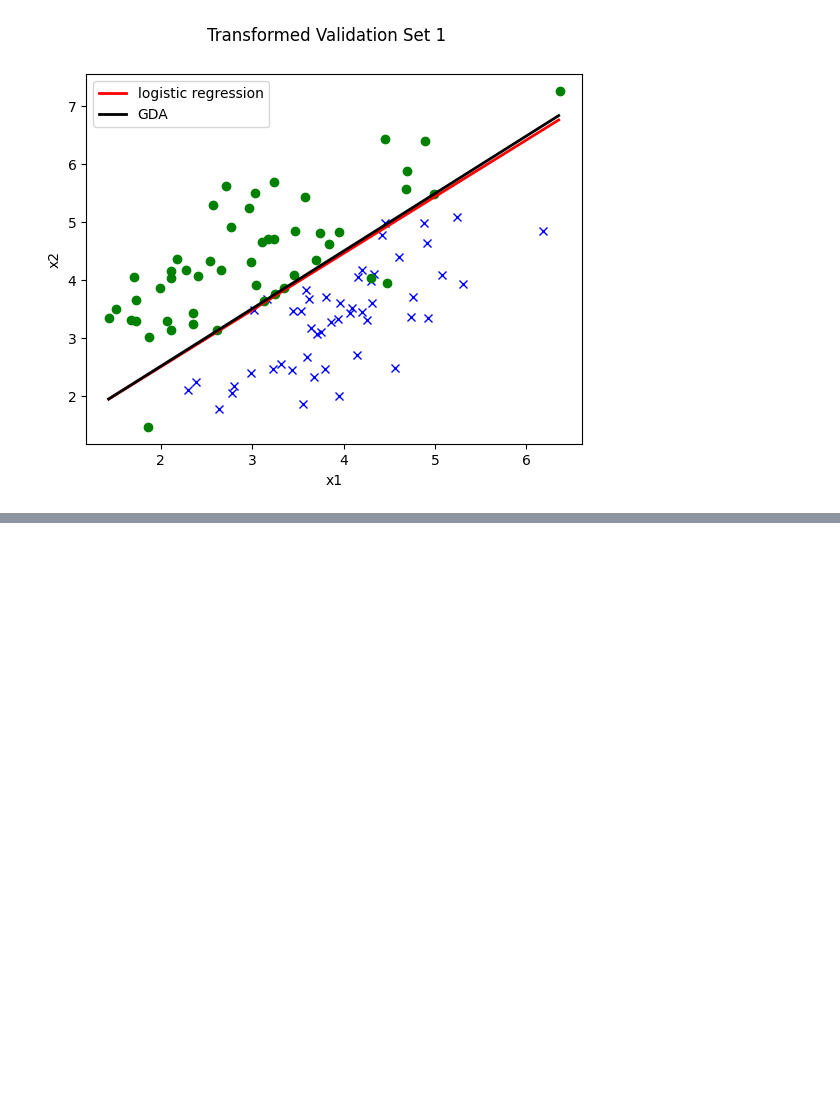
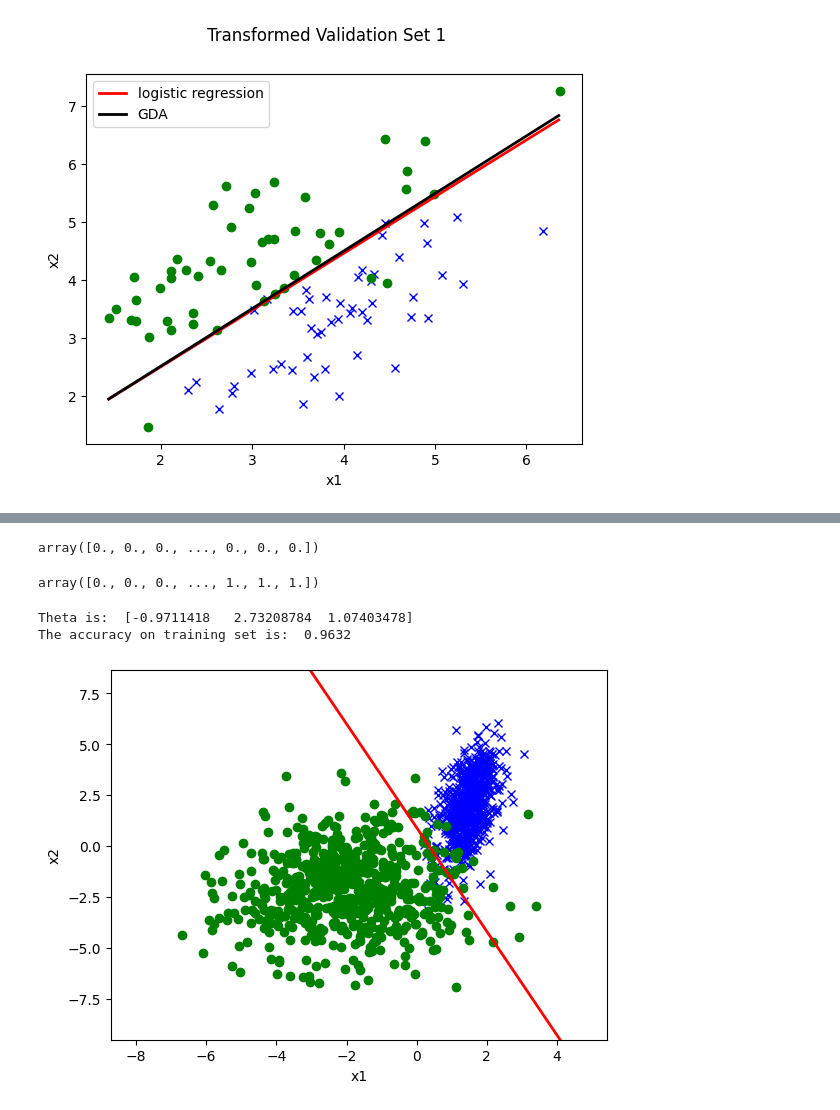
Before and after one commit to mateuszcedro/cs229-2018-autumn, a Jupyter notebook: problem_sets/PS1/mine_ps1/mine_ps1.ipynb, the cells around one changed output, grey strips where cells are left out. Cells and saved outputs as stored; diff of their text form; code cells hidden in the pictures; blank space fills up the shorter version.

```diff
--- a/problem_sets/PS1/mine_ps1/mine_ps1.ipynb
+++ b/problem_sets/PS1/mine_ps1/mine_ps1.ipynb
@@ -298,3 +298,15 @@ plot(transformed_x_valid, y_valid, theta_1=log_reg.theta, legend_1='logistic reg
 # %% [output]
 [figure]
 [figure]
+# %%
+# Ex 2 c.
+ds3_training_set_path = "/teamspace/studios/this_studio/cs229_2018_autumn/problem_sets/PS1/data/ds3_train.csv"
+ds3_valid_set_path = "/teamspace/studios/this_studio/cs229_2018_autumn/problem_sets/PS1/data/ds3_valid.csv"
+ds3_test_set_path = "/teamspace/studios/this_studio/cs229_2018_autumn/problem_sets/PS1/data/ds3_test.csv"
+
+x_train, y_train = util.load_dataset(ds3_training_set_path, add_intercept=True)
+_, t_train = util.load_dataset(ds3_training_set_path, label_col='t')
+x_valid, y_valid = util.load_dataset(ds3_valid_set_path, add_intercept=True)
+_, t_valid = util.load_dataset(ds3_valid_set_path, label_col='t')
+x_test, y_test = util.load_dataset(ds3_test_set_path, add_intercept=True)
+_, t_test = util.load_dataset(ds3_test_set_path, label_col='t')
@@ -300,0 +323,8 @@ plot(transformed_x_valid, y_valid, theta_1=log_reg.theta, legend_1='logistic reg
+# %%
+y_train
+# %% [output]
+array([0., 0., 0., ..., 0., 0., 0.])
+# %%
+t_train
+# %% [output]
+array([0., 0., 0., ..., 1., 1., 1.])
@@ -300,0 +410,11 @@ plot(transformed_x_valid, y_valid, theta_1=log_reg.theta, legend_1='logistic reg
+# %%
+log_reg = LogisticRegression()
+log_reg.fit(x_train, t_train)
+# %%
+util.plot(x_train, t_train, log_reg.theta)
+print("Theta is: ", log_reg.theta)
+print("The accuracy on training set is: ", np.mean(t_train == log_reg.predict(x_train)))
+# %% [output]
+Theta is:  [-0.9711418   2.73208784  1.07403478]
+The accuracy on training set is:  0.9632
+[figure, added]
```
Also changed, not shown: parts of 8 cells of this notebook.
